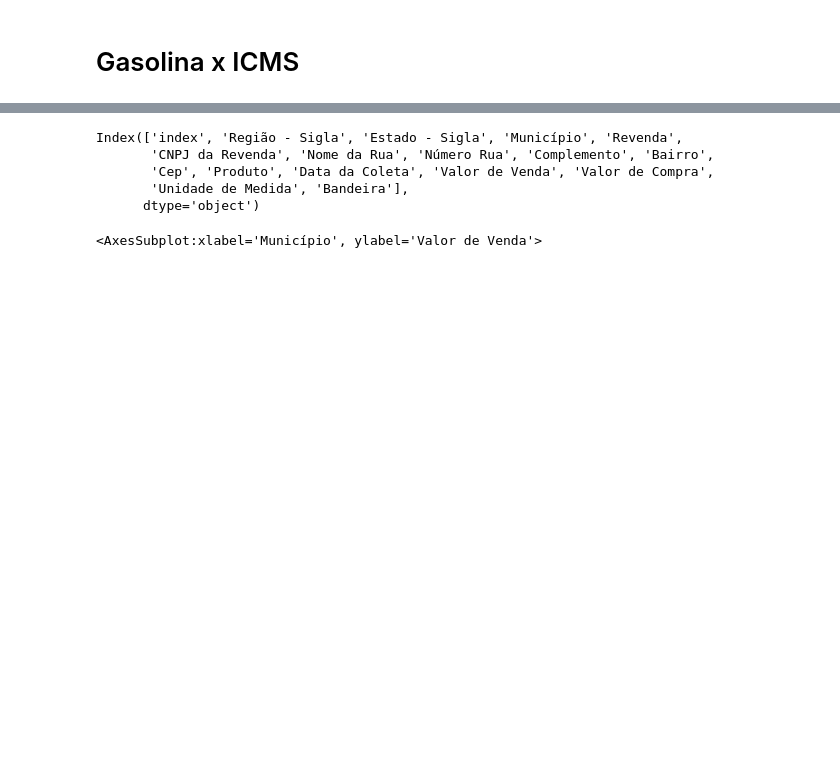
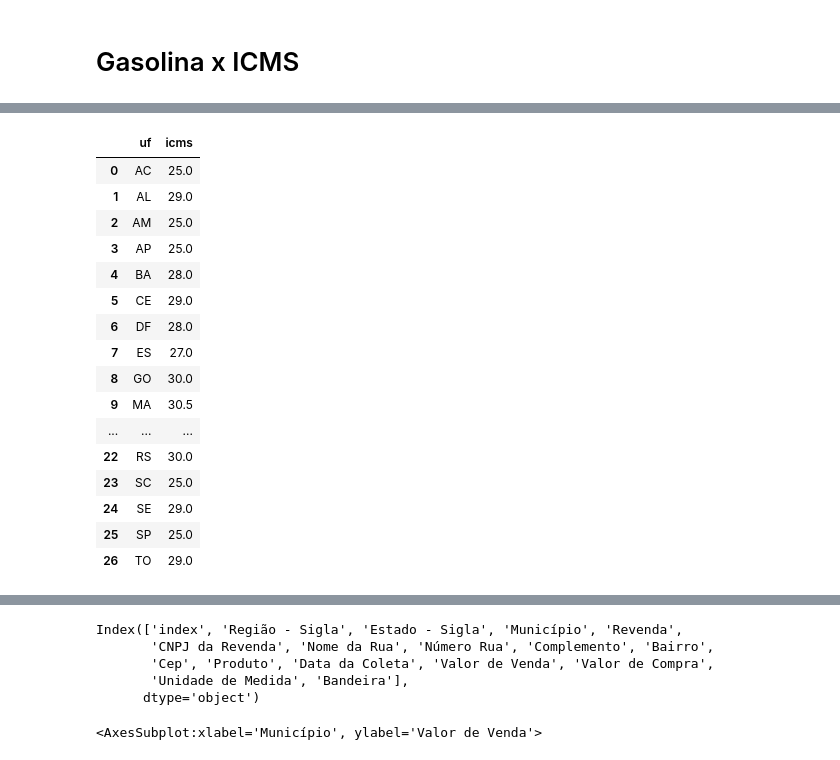
Before and after one commit to eai-Procede/01-gasolina-icms, a Jupyter notebook: main.ipynb, the cells around one changed output, grey strips where cells are left out. Cells and saved outputs as stored; diff of their text form; code cells hidden in the pictures; blank space fills up the shorter version.

```diff
--- a/main.ipynb
+++ b/main.ipynb
@@ -2,0 +60,25 @@
+# %%
+icms = pd.read_csv('icms.csv',sep=' ')
+icms = icms.loc[:,['uf','icms']]
+
+icms['icms'] = icms['icms'].apply(lambda x: float(x.replace('%','').replace(',','.')))
+
+icms
+# %% [output]
+|  | uf | icms |
+| 0 | AC | 25.0 |
+| 1 | AL | 29.0 |
+| 2 | AM | 25.0 |
+| 3 | AP | 25.0 |
+| 4 | BA | 28.0 |
+| 5 | CE | 29.0 |
+| 6 | DF | 28.0 |
+| 7 | ES | 27.0 |
+| 8 | GO | 30.0 |
+| 9 | MA | 30.5 |
+| ... | ... | ... |
+| 22 | RS | 30.0 |
+| 23 | SC | 25.0 |
+| 24 | SE | 29.0 |
+| 25 | SP | 25.0 |
+| 26 | TO | 29.0 |
```
Also changed, not shown: parts of 14 cells of this notebook, 5 other files.
